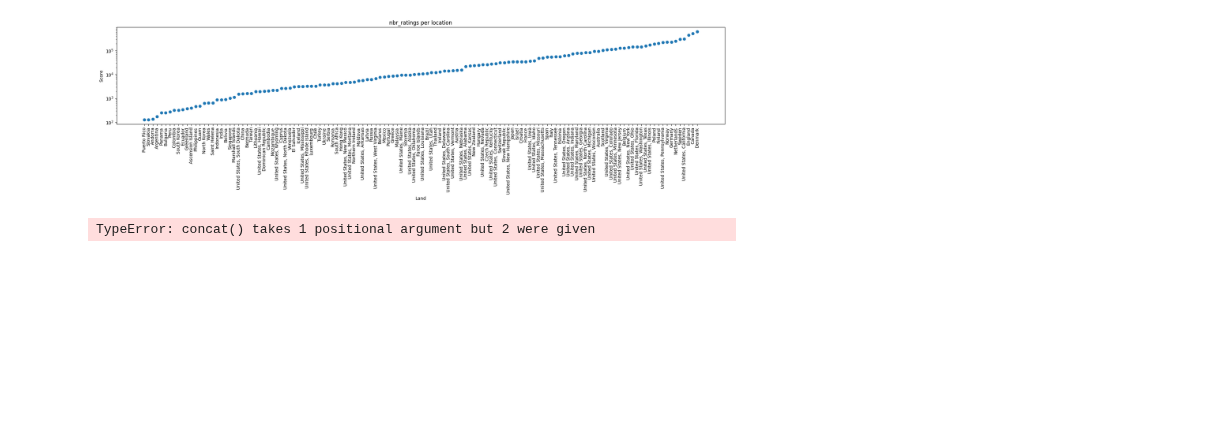
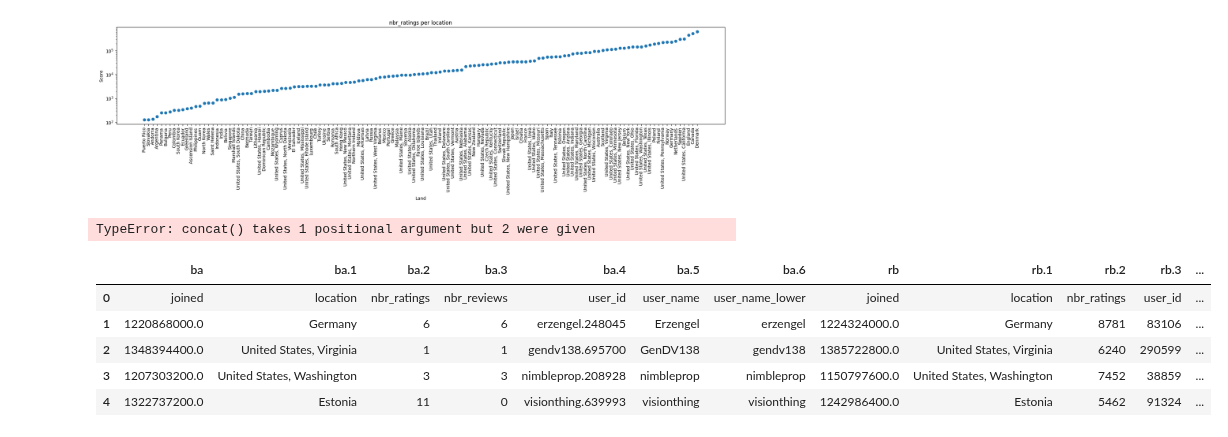
Before and after one commit to epfl-ada/ada-2023-project-remontada, a Jupyter notebook: code/main_vincent.ipynb, the cells around one changed output. Saved outputs shown, nothing was run; the diff lists cells and outputs as text; code cells hidden in the pictures; blank space fills up the shorter version.

```diff
--- a/code/main.ipynb
+++ b/code/main_vincent.ipynb
@@ -184,3 +184,12 @@ plt.show()
 # %%
 # %% [output]
 TypeError: concat() takes 1 positional argument but 2 were given
+# %%
+df_matched_beer_users.head()
+# %% [output]
+|  | ba | ba.1 | ba.2 | ba.3 | ba.4 | ba.5 | ba.6 | rb | rb.1 | rb.2 | rb.3 | ... |
+| 0 | joined | location | nbr_ratings | nbr_reviews | user_id | user_name | user_name_lower | joined | location | nbr_ratings | user_id | ... |
+| 1 | 1220868000.0 | Germany | 6 | 6 | erzengel.248045 | Erzengel | erzengel | 1224324000.0 | Germany | 8781 | 83106 | ... |
+| 2 | 1348394400.0 | United States, Virginia | 1 | 1 | gendv138.695700 | GenDV138 | gendv138 | 1385722800.0 | United States, Virginia | 6240 | 290599 | ... |
+| 3 | 1207303200.0 | United States, Washington | 3 | 3 | nimbleprop.208928 | nimbleprop | nimbleprop | 1150797600.0 | United States, Washington | 7452 | 38859 | ... |
+| 4 | 1322737200.0 | Estonia | 11 | 0 | visionthing.639993 | visionthing | visionthing | 1242986400.0 | Estonia | 5462 | 91324 | ... |
```
Also changed, not shown: parts of 1 cell of this notebook.
